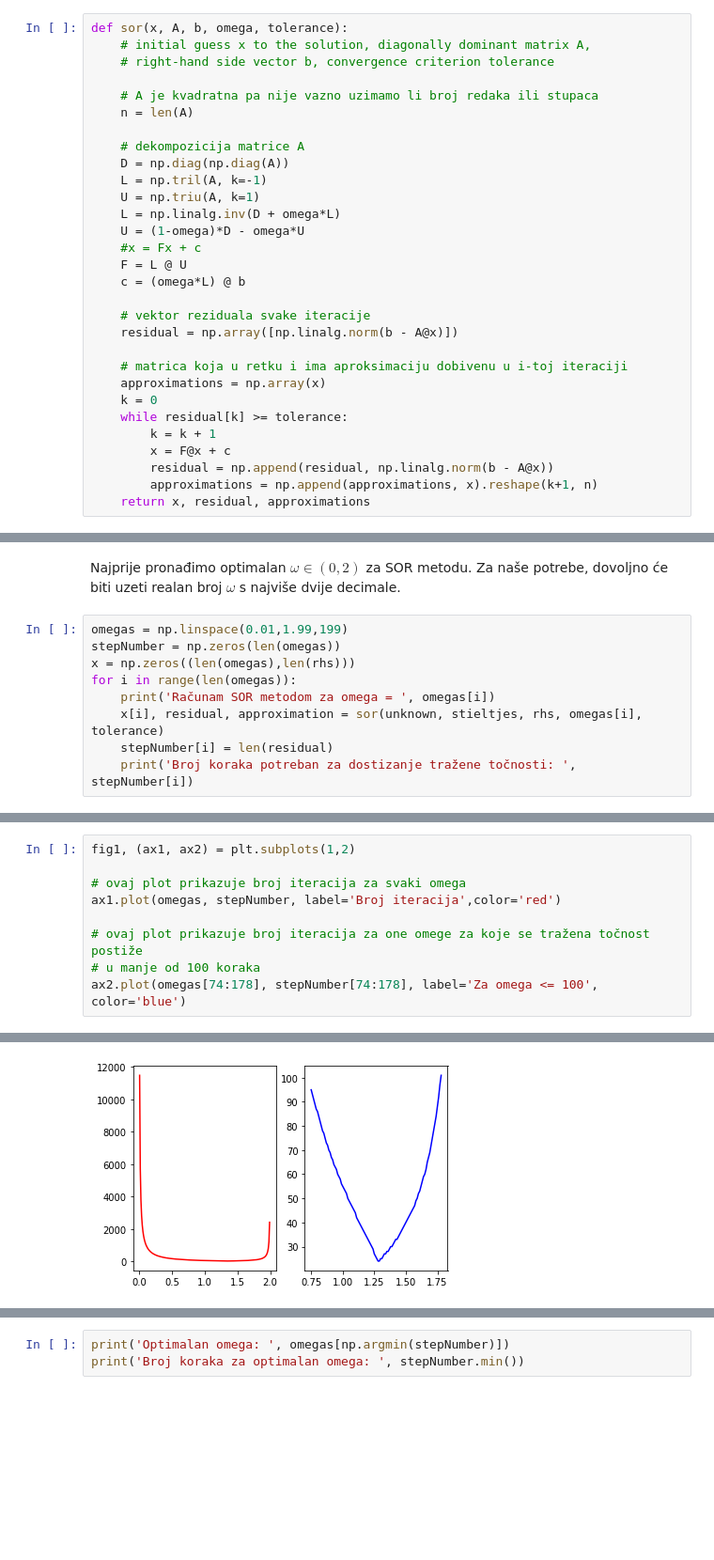
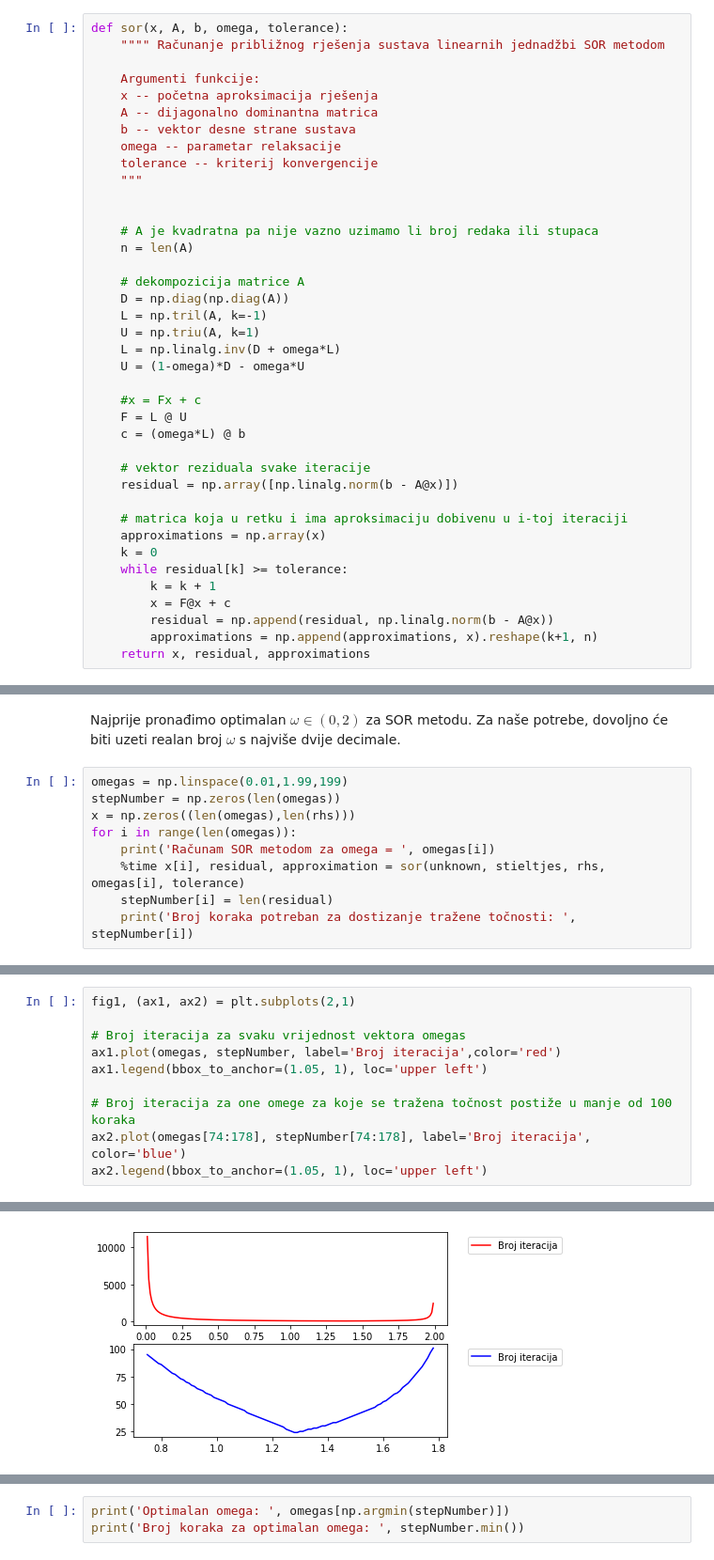
Before and after one commit to matkobrandic/PythonEssay, a Jupyter notebook: Numeričko rješavanje sustava linearnih jednadžbi i inicijalnog problema za ODJ.ipynb, the cells around one changed output, grey strips where cells are left out. Shown at 94% size. Drawn from its saved outputs; the diff is of its cells as text; blank space fills up the shorter version.

```diff
--- a/Numeričko rješavanje sustava linearnih jednadžbi i inicijalnog problema za ODJ.ipynb
+++ b/Numeričko rješavanje sustava linearnih jednadžbi i inicijalnog problema za ODJ.ipynb
@@ -210,7 +223,15 @@ $$ x^{(k+1)}=Sx^{(k)}+\omega(I-\omega L)^{-1}D^{-1}b,\; S = (I-\omega L)^{-1}((1
 # %%
 def sor(x, A, b, omega, tolerance):
-    # initial guess x to the solution, diagonally dominant matrix A,
-    # right-hand side vector b, convergence criterion tolerance
+    """" Računanje približnog rješenja sustava linearnih jednadžbi SOR metodom
+
+    Argumenti funkcije:
+    x -- početna aproksimacija rješenja
+    A -- dijagonalno dominantna matrica
+    b -- vektor desne strane sustava
+    omega -- parametar relaksacije
+    tolerance -- kriterij konvergencije
+    """
+
 
     # A je kvadratna pa nije vazno uzimamo li broj redaka ili stupaca
     n = len(A)
@@ -221,6 +242,7 @@ def sor(x, A, b, omega, tolerance):
     U = np.triu(A, k=1)
     L = np.linalg.inv(D + omega*L)
     U = (1-omega)*D - omega*U
+
     #x = Fx + c
     F = L @ U
     c = (omega*L) @ b
@@ -271,7 +290,7 @@ stepNumber = np.zeros(len(omegas))
 x = np.zeros((len(omegas),len(rhs)))
 for i in range(len(omegas)):
     print('Računam SOR metodom za omega = ', omegas[i])
-    x[i], residual, approximation = sor(unknown, stieltjes, rhs, omegas[i], tolerance)
+    %time x[i], residual, approximation = sor(unknown, stieltjes, rhs, omegas[i], tolerance)
     stepNumber[i] = len(residual)
     print('Broj koraka potreban za dostizanje tražene točnosti: ', stepNumber[i])
 # %% [output]
@@ -294,11 +313,12 @@ Računam SOR metodom za omega =  1.99
 Broj koraka potreban za dostizanje tražene točnosti:  2418.0
 # %%
-fig1, (ax1, ax2) = plt.subplots(1,2)
+fig1, (ax1, ax2) = plt.subplots(2,1)
 
-# ovaj plot prikazuje broj iteracija za svaki omega
+# Broj iteracija za svaku vrijednost vektora omegas
 ax1.plot(omegas, stepNumber, label='Broj iteracija',color='red')
+ax1.legend(bbox_to_anchor=(1.05, 1), loc='upper left')
 
-# ovaj plot prikazuje broj iteracija za one omege za koje se tražena točnost postiže
-# u manje od 100 koraka
-ax2.plot(omegas[74:178], stepNumber[74:178], label='Za omega <= 100', color='blue')
+# Broj iteracija za one omege za koje se tražena točnost postiže u manje od 100 koraka
+ax2.plot(omegas[74:178], stepNumber[74:178], label='Broj iteracija', color='blue')
+ax2.legend(bbox_to_anchor=(1.05, 1), loc='upper left')
 # %% [output]
@@ -306,2 +326,2 @@ ax2.plot(omegas[74:178], stepNumber[74:178], label='Za omega <= 100', color='blu
-[figure, old version]
+[figure, new version]
 # %% [markdown]
```
Also changed, not shown: parts of 50 cells of this notebook.
